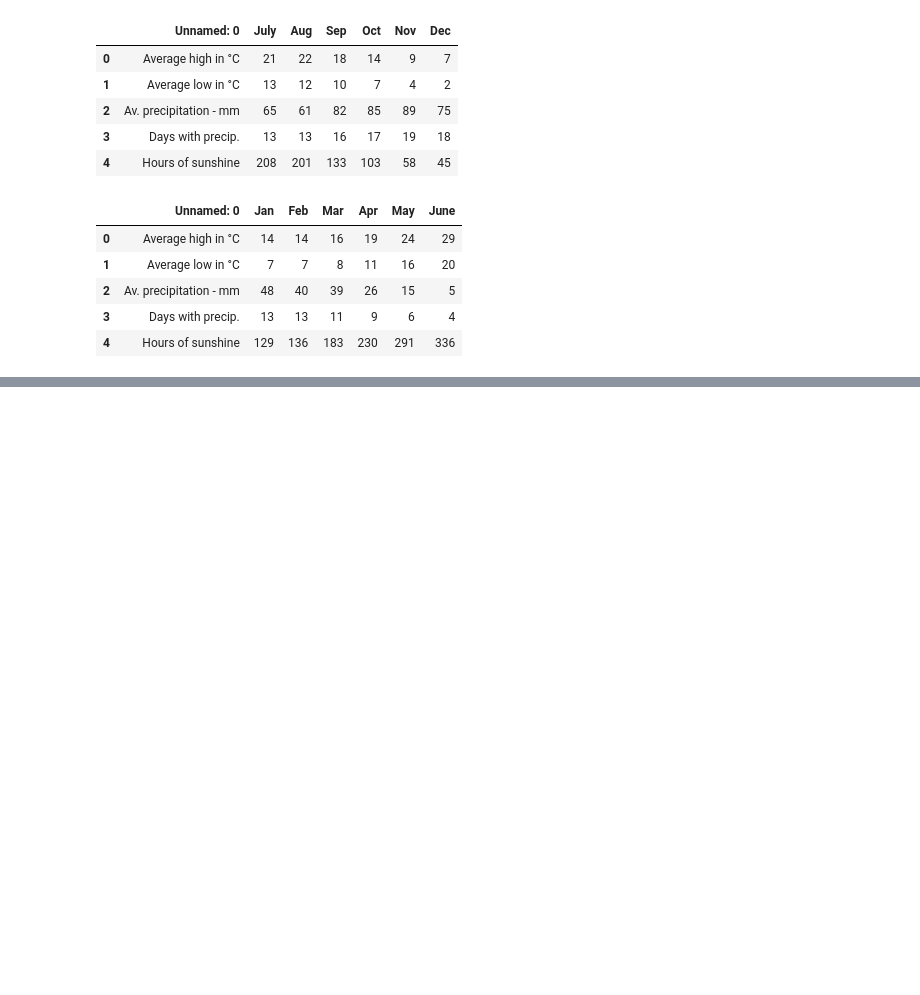
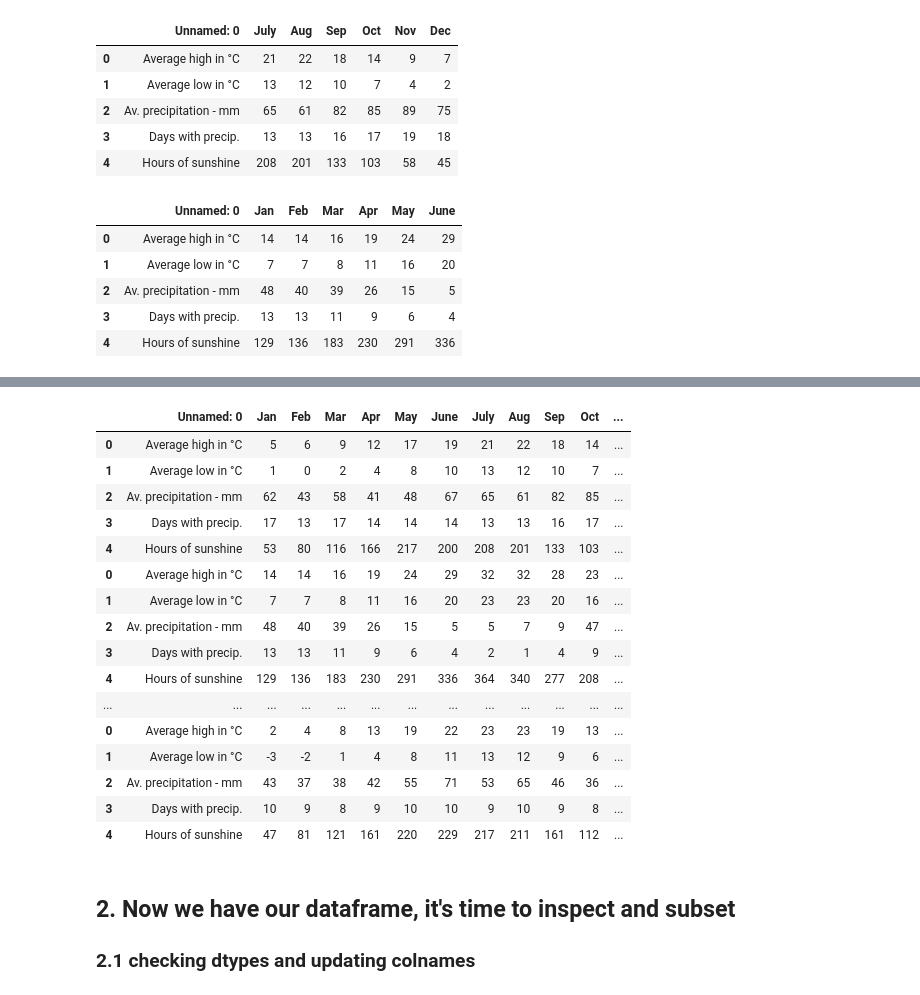
Before and after one commit to robertbozsik/city-recommender, a Jupyter notebook: notebooks/Scraping_climatedata.ipynb, the cells around one changed output, grey strips where cells are left out. Cells and saved outputs as stored; diff of their text form; code cells hidden in the pictures; blank space fills up the shorter version.

```diff
--- a/notebooks/Scraping_climatedata.ipynb
+++ b/notebooks/Scraping_climatedata.ipynb
@@ -6,11 +13,13 @@ import lxml
 # %%
-city_list = ['Amsterdam', 'Andorra-La-Vella', 'Athens', 'Belgrade', 'Berlin', 'Bern',
-             'Bratislava', 'Brussels', 'Bucharest', 'Budapest', 'Chisinau', 'Copenhagen',
-             'Dublin', 'Helsinki', 'Kiev', 'Lisbon', 'Ljubljana', 'London', 'Luxembourg',
-             'Madrid', 'Minsk', 'Monaco', 'Moscow', 'Nicosia', 'Nuuk', 'Oslo', 'Paris',
-             'Podgorica', 'Prague', 'Reykjavik', 'Riga', 'Rome', 'San-Marino', 'Sarajevo',
-             'Skopje', 'Sofia', 'Stockholm', 'Tallinn', 'Tirana', 'Vaduz', 'Valletta', 'Vatican-City',
-             'Vienna', 'Vilnius', 'Warsaw', 'Zagreb']
+city_codes = {'Amsterdam':'nlxx0002', 'Athens':'grxx0004', 'Belgrade':'srxx0005', 'Berlin':'gmxx0007',
+              'Bern':'szxx0006', 'Bratislava':'loxx0001', 'Brussels':'bexx0005', 'Bucharest':'roxx0003',
+              'Budapest':'huxx0002', 'Copenhagen':'daxx0009', 'Dublin':'eixx0014', 'Helsinki':'fixx0002',
+              'Lisbon':'poxx0039', 'Ljubljana':'sixx0002', 'London':'ukxx0085', 'Luxembourg':'bexx0027',
+              'Madrid':'spxx0050', 'Monaco':'mnxx0001', 'Nicosia':'cyxx0005', 'Oslo':'noxx0029',
+              'Paris':'frxx0076', 'Prague':'ezxx0012', 'Reykjavik':'icxx0002', 'Riga':'lgxx0004',
+              'Rome':'itxx0067', 'Sarajevo':'bkxx0004', 'Skopje':'mkxx0001', 'Sofia':'buxx0005',
+              'Stockholm':'swxx0031', 'Tallinn':'enxx0004', 'Tirana':'alxx0002', 'Valletta':'mtxx0001',
+              'Vienna':'auxx0025', 'Vilnius':'lhxx0005', 'Warsaw':'plxx0028', 'Zagreb':'hrxx0005'}
 # %%
 amsterdam1 = pd.read_html('https://www.climatedata.eu/climate.php?loc=nlxx0002&lang=en')[2]
 amsterdam1
@@ -53,0 +67,24 @@ athens2
+# %%
+def get_data(city_dict) -> dict:
+    df = pd.DataFrame()
+    errors = []
+
+    for city, code in city_dict.items():
+        try:
+            # get first table (from jan to june)
+            table1 = pd.read_html(f'https://www.climatedata.eu/climate.php?loc={code}&lang=en')[2]
+
+            # get second table (from july to dec)
+            table2 = pd.read_html(f'https://www.climatedata.eu/climate.php?loc={code}&lang=en')[3]
+
+            # merge table1 and table2
+            table_combo = table1.merge(table2)
+            table_combo = table_combo.assign(city=city)
+
+            # assign tables to df
+            df = df.append(table_combo)
+
+        except:
+            errors.append(city)
+
+    return df
@@ -53,0 +93,25 @@ athens2
+# %%
+city_weather = get_data(city_codes)
+# %%
+city_weather.head(20)
+# %% [output]
+|  | Unnamed: 0 | Jan | Feb | Mar | Apr | May | June | July | Aug | Sep | Oct | ... |
+| 0 | Average high in °C | 5 | 6 | 9 | 12 | 17 | 19 | 21 | 22 | 18 | 14 | ... |
+| 1 | Average low in °C | 1 | 0 | 2 | 4 | 8 | 10 | 13 | 12 | 10 | 7 | ... |
+| 2 | Av. precipitation - mm | 62 | 43 | 58 | 41 | 48 | 67 | 65 | 61 | 82 | 85 | ... |
+| 3 | Days with precip. | 17 | 13 | 17 | 14 | 14 | 14 | 13 | 13 | 16 | 17 | ... |
+| 4 | Hours of sunshine | 53 | 80 | 116 | 166 | 217 | 200 | 208 | 201 | 133 | 103 | ... |
+| 0 | Average high in °C | 14 | 14 | 16 | 19 | 24 | 29 | 32 | 32 | 28 | 23 | ... |
+| 1 | Average low in °C | 7 | 7 | 8 | 11 | 16 | 20 | 23 | 23 | 20 | 16 | ... |
+| 2 | Av. precipitation - mm | 48 | 40 | 39 | 26 | 15 | 5 | 5 | 7 | 9 | 47 | ... |
+| 3 | Days with precip. | 13 | 13 | 11 | 9 | 6 | 4 | 2 | 1 | 4 | 9 | ... |
+| 4 | Hours of sunshine | 129 | 136 | 183 | 230 | 291 | 336 | 364 | 340 | 277 | 208 | ... |
+| ... | ... | ... | ... | ... | ... | ... | ... | ... | ... | ... | ... | ... |
+| 0 | Average high in °C | 2 | 4 | 8 | 13 | 19 | 22 | 23 | 23 | 19 | 13 | ... |
+| 1 | Average low in °C | -3 | -2 | 1 | 4 | 8 | 11 | 13 | 12 | 9 | 6 | ... |
+| 2 | Av. precipitation - mm | 43 | 37 | 38 | 42 | 55 | 71 | 53 | 65 | 46 | 36 | ... |
+| 3 | Days with precip. | 10 | 9 | 8 | 9 | 10 | 10 | 9 | 10 | 9 | 8 | ... |
+| 4 | Hours of sunshine | 47 | 81 | 121 | 161 | 220 | 229 | 217 | 211 | 161 | 112 | ... |
+# %% [markdown]
+## 2. Now we have our dataframe, it's time to inspect and subset
+### 2.1 checking dtypes and updating colnames
```
Also changed, not shown: parts of 23 cells of this notebook, 1 other file.
